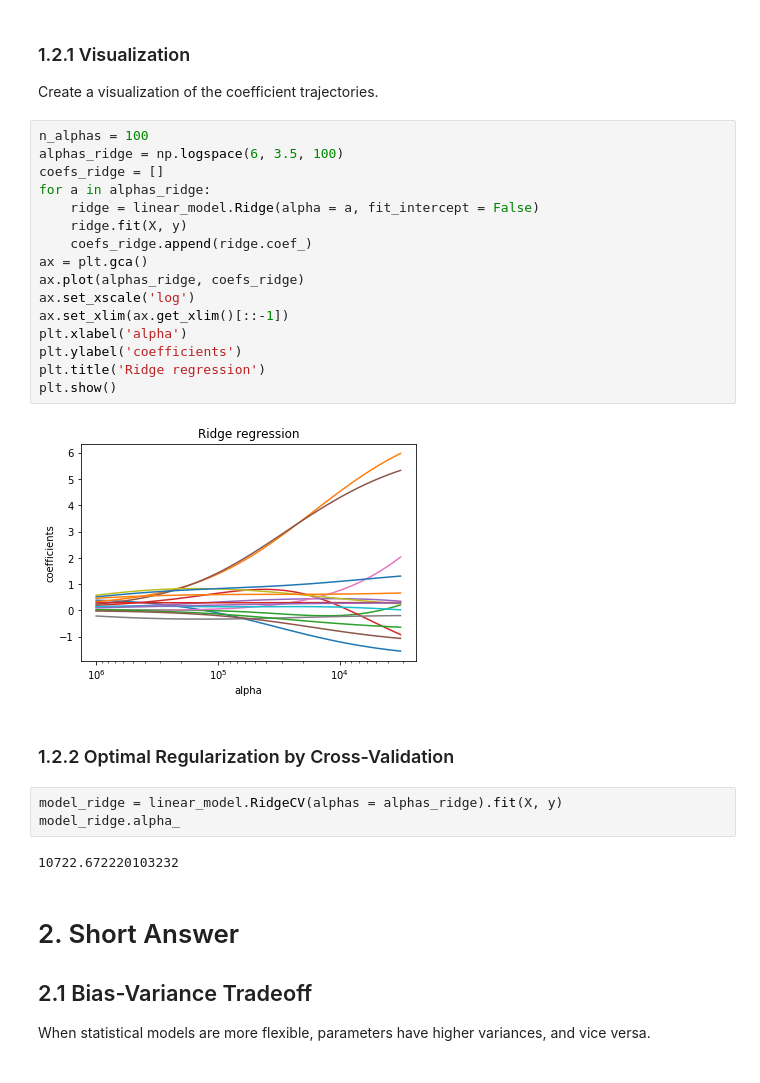
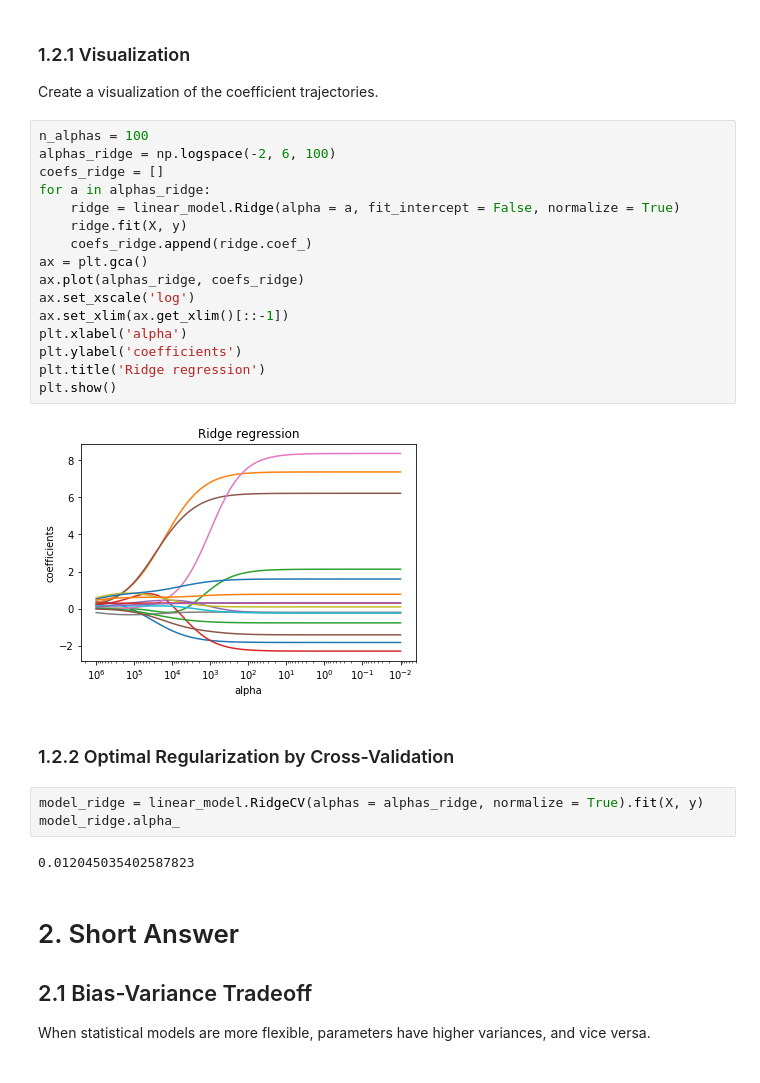
Before and after one commit to liyigao/GU-ANLY-590, a Jupyter notebook: Assignment 0.ipynb, the cells around one changed output. Saved outputs shown, nothing was run; the diff lists cells and outputs as text.

```diff
--- a/Assignment 0.ipynb
+++ b/Assignment 0.ipynb
@@ -92,29 +93,29 @@ array([-0.        ,  1.49581634,  0.        ,  0.        ,  0.        ,
 Create a visualization of the coefficient trajectories.
 # %%
 n_alphas = 100
-alphas_ridge = np.logspace(6, 3.5, 100)
+alphas_ridge = np.logspace(-2, 6, 100)
 coefs_ridge = []
 for a in alphas_ridge:
-    ridge = linear_model.Ridge(alpha = a, fit_intercept = False)
+    ridge = linear_model.Ridge(alpha = a, fit_intercept = False, normalize = True)
     ridge.fit(X, y)
     coefs_ridge.append(ridge.coef_)
 ax = plt.gca()
 ax.plot(alphas_ridge, coefs_ridge)
 ax.set_xscale('log')
 ax.set_xlim(ax.get_xlim()[::-1])
 plt.xlabel('alpha')
 plt.ylabel('coefficients')
 plt.title('Ridge regression')
 plt.show()
 # %% [output]
-[figure, old version]
+[figure, new version]
 # %% [markdown]
 ### 1.2.2 Optimal Regularization by Cross-Validation
 # %%
-model_ridge = linear_model.RidgeCV(alphas = alphas_ridge).fit(X, y)
+model_ridge = linear_model.RidgeCV(alphas = alphas_ridge, normalize = True).fit(X, y)
 model_ridge.alpha_
 # %% [output]
-10722.672220103232
+0.012045035402587823
 # %% [markdown]
 # 2. Short Answer
 ## 2.1 Bias-Variance Tradeoff
```
Also changed, not shown: parts of 7 cells of this notebook.
